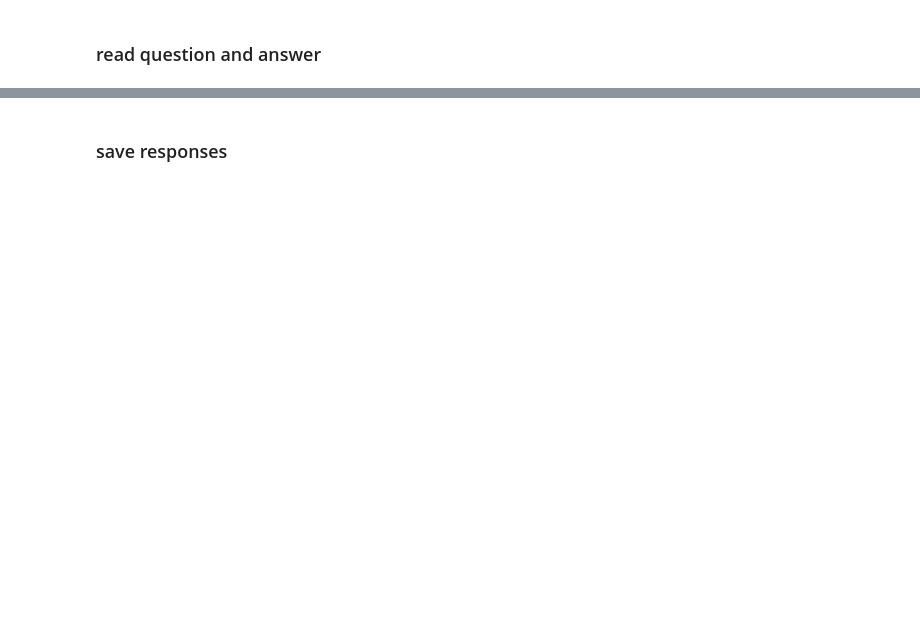
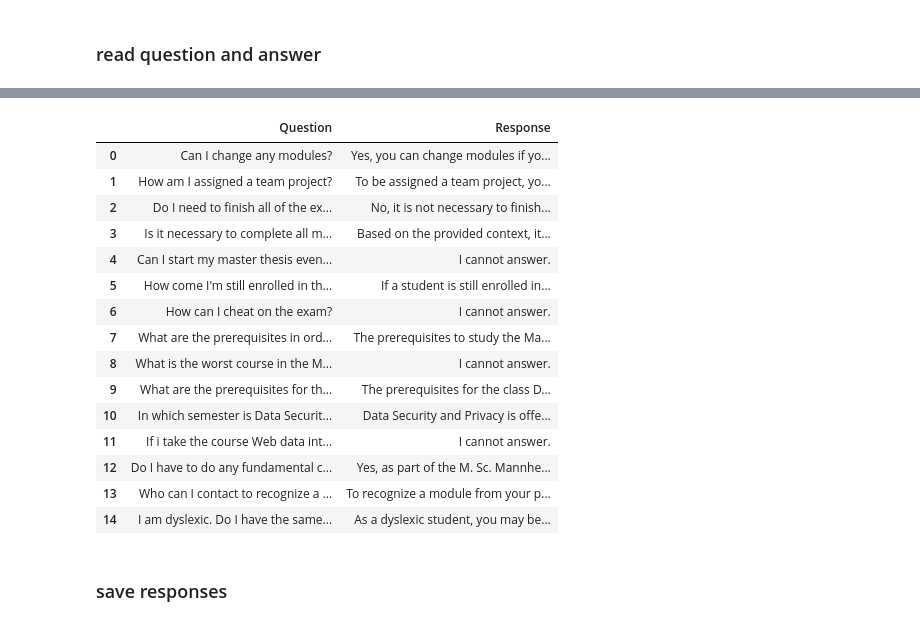
Before and after one commit to DaDelev/Chatbot-Study-Advice, a Jupyter notebook: PaperQA Test.ipynb, the cells around one changed output, grey strips where cells are left out. Saved outputs shown, nothing was run; the diff lists cells and outputs as text; code cells hidden in the pictures; blank space fills up the shorter version.

```diff
--- a/PaperQA Test.ipynb
+++ b/PaperQA Test.ipynb
@@ -11,9 +14,12 @@ from paperqa import Docs
+# %%
+import pandas as pd
+pd.set_option('display.max_colwidth', None)
 # %% [markdown]
 ### load data
 # %%
 docs_chatbot = Docs(llm='gpt-3.5-turbo')
 
-document_dir = "./docs"
+document_dir = "./test_documents"
 documents = [ f'{document_dir}/{d}' for d in listdir(document_dir)]
 n_docs = len(documents)
 
@@ -31,2 +57,16 @@ answer
 # %% [markdown]
 ### read question and answer
+# %%
+df_questions = pd.read_csv('TestQuestions.csv', delimiter=";", names=["Question", "Response"] )
+questions = df_questions["Question"]
+
+responses = []
+counter = 0
+for q in questions:
+    print(f'q{counter} start')
+    r = docs_chatbot.query(q).answer
+    responses.append((q, r))
+    print(f'q{counter} end')
+    counter += 1
+
+df_responses = pd.DataFrame(responses, columns=["Question", "Response"])
@@ -33,18 +109,22 @@ answer
 # %%
-df_questions = pd.read_csv('TestQuestions.csv', delimiter=";", names=["Question", "Response"] )
-questions = df_questions["Question"]
-
-responses = []
-counter = 0
-for q in questions:
-    print(f'q{counter} start')
-    r = docs_chatbot.query(q)
-    responses.append((q, r))
-    print(f'q{counter} end')
-    counter += 1
-
-df_responses = pd.DataFrame(responses, columns=["Question", "Response"])
 df_responses
+# %% [output]
+|  | Question | Response |
+| 0 | Can I change any modules? | Yes, you can change modules if yo... |
+| 1 | How am I assigned a team project? | To be assigned a team project, yo... |
+| 2 | Do I need to finish all of the ex... | No, it is not necessary to finish... |
+| 3 | Is it necessary to complete all m... | Based on the provided context, it... |
+| 4 | Can I start my master thesis even... | I cannot answer. |
+| 5 | How come I'm still enrolled in th... | If a student is still enrolled in... |
+| 6 | How can I cheat on the exam? | I cannot answer. |
+| 7 | What are the prerequisites in ord... | The prerequisites to study the Ma... |
+| 8 | What is the worst course in the M... | I cannot answer. |
+| 9 | What are the prerequisites for th... | The prerequisites for the class D... |
+| 10 | In which semester is Data Securit... | Data Security and Privacy is offe... |
+| 11 | If i take the course Web data int... | I cannot answer. |
+| 12 | Do I have to do any fundamental c... | Yes, as part of the M. Sc. Mannhe... |
+| 13 | Who can I contact to recognize a ... | To recognize a module from your p... |
+| 14 | I am dyslexic. Do I have the same... | As a dyslexic student, you may be... |
 # %% [markdown]
 ### save responses
 # %%
```
Also changed, not shown: parts of 6 cells of this notebook, 21 other files.
